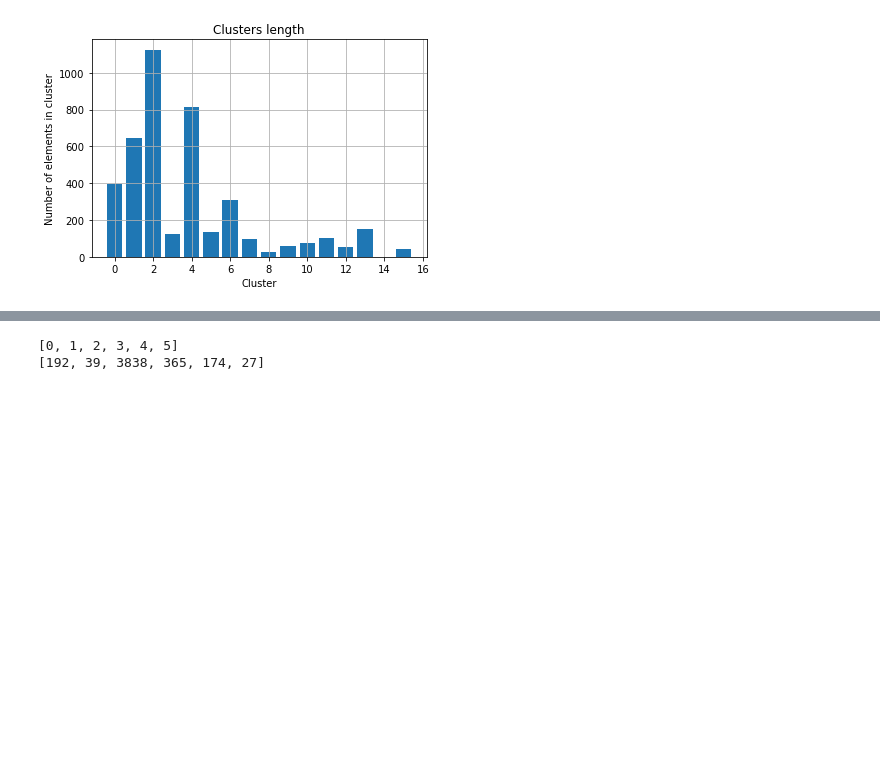
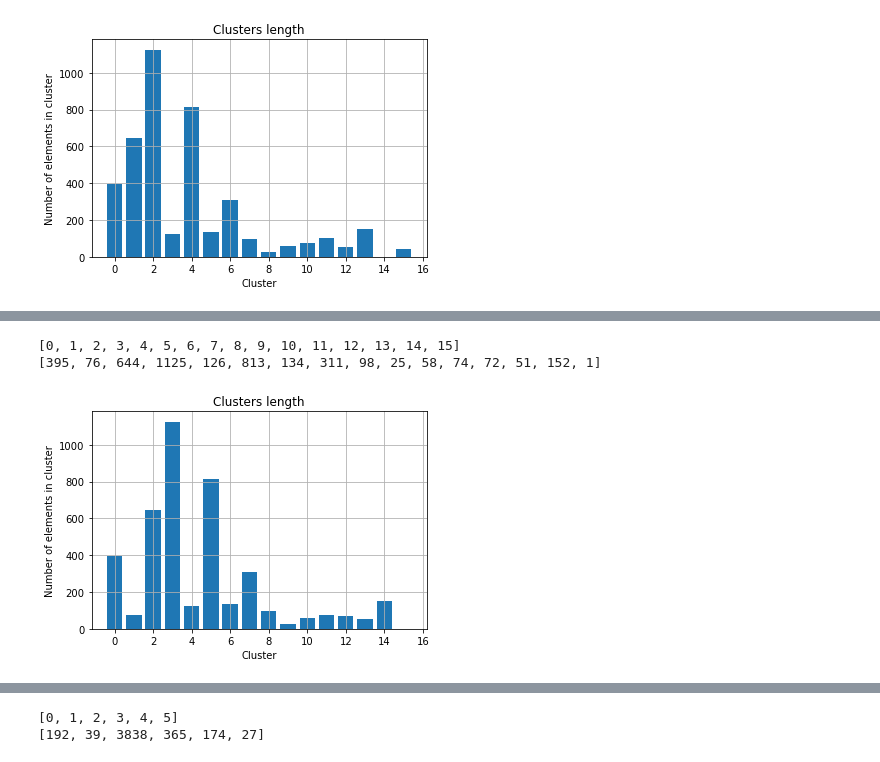
Before and after one commit to batataazul/projects_MachineLearning, a Jupyter notebook: project1_ra216179/Notebooks/dbscan_ra216179.ipynb, the cells around one changed output, grey strips where cells are left out. Saved outputs shown, nothing was run; the diff lists cells and outputs as text; code cells hidden in the pictures; blank space fills up the shorter version.

```diff
--- a/project1_ra216179/Notebooks/dbscan_ra216179.ipynb
+++ b/project1_ra216179/Notebooks/dbscan_ra216179.ipynb
@@ -348,3 +364,7 @@ printCount(results1[0],"../images/dbscanCount2_10_002.jpg")
 # %%
-printCount(results1[0],"../images/dbscanCount2_10_002.jpg")
+printCount(results1[4],"../images/dbscanCount2_50_002.jpg")
+# %% [output]
+[0, 1, 2, 3, 4, 5, 6, 7, 8, 9, 10, 11, 12, 13, 14, 15]
+[395, 76, 644, 1125, 126, 813, 134, 311, 98, 25, 58, 74, 72, 51, 152, 1]
+[figure, added]
 # %%
```
Also changed, not shown: parts of 19 cells of this notebook, 18 other files.
